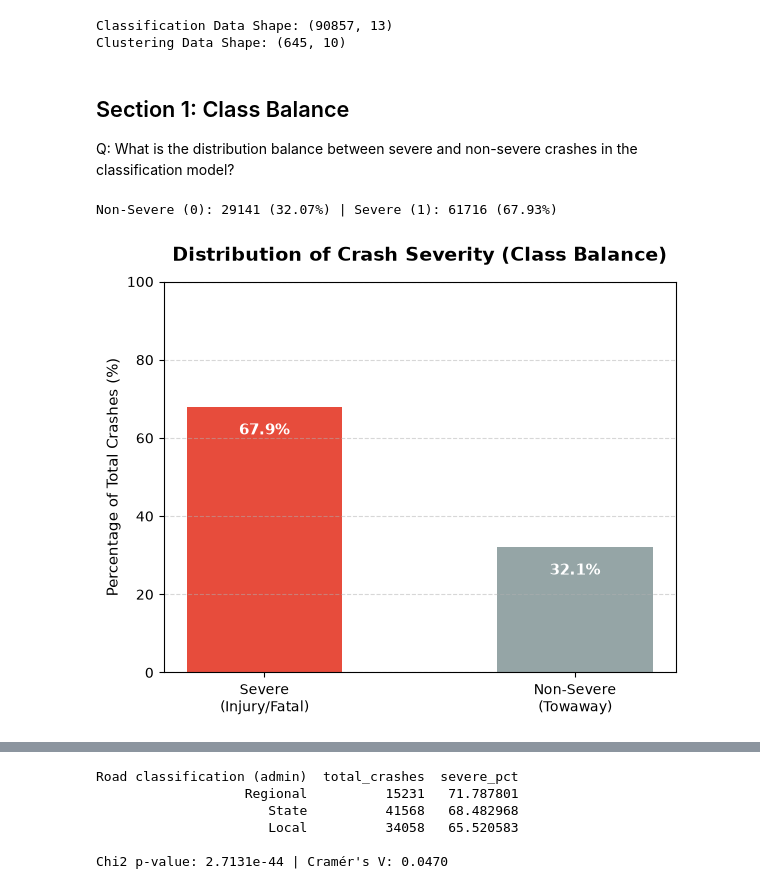
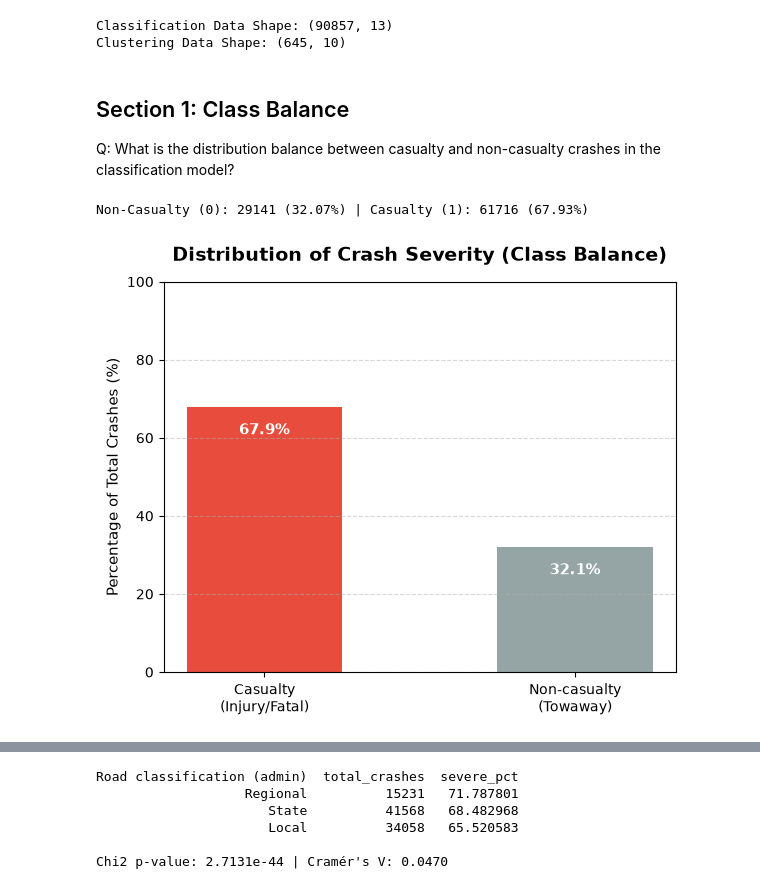
Before and after one commit to George-Lalmuanpuia/Assignment-2, a Jupyter notebook: Data/eda.ipynb, the cells around one changed output, grey strips where cells are left out. Saved outputs shown, nothing was run; the diff lists cells and outputs as text; code cells hidden in the pictures.

```diff
--- a/Data/eda.ipynb
+++ b/Data/eda.ipynb
@@ -55,7 +55,7 @@ Classification Data Shape: (90857, 13)
 Clustering Data Shape: (645, 10)
 # %% [markdown]
 ## Section 1: Class Balance
-Q: What is the distribution balance between severe and non-severe crashes in the classification model?
+Q: What is the distribution balance between casualty and non-casualty crashes in the classification model?
 # %%
 # Compute counts and percentages safely using pandas indexed access keys
 count_0 = int(df_class["Severe_Crash"].value_counts().get(0, 0))
@@ -65,43 +65,43 @@ total_count = count_0 + count_1
 pct_0 = (count_0 / total_count) * 100
 pct_1 = (count_1 / total_count) * 100
 
-print(f"Non-Severe (0): {count_0} ({pct_0:.2f}%) | Severe (1): {count_1} ({pct_1:.2f}%)")
+print(f"Non-Casualty (0): {count_0} ({pct_0:.2f}%) | Casualty (1): {count_1} ({pct_1:.2f}%)")
 
 # Draw the bar chart using matplotlib
 fig, ax = plt.subplots(figsize=(6, 5))
-x_labels = ["Severe\n(Injury/Fatal)", "Non-Severe\n(Towaway)"]
+x_labels = ["Casualty\n(Injury/Fatal)", "Non-casualty\n(Towaway)"]
 y_values = [pct_1, pct_0]
 
 bars = ax.bar(x_labels, y_values, color=["#e74c3c", "#95a5a6"], width=0.5)
 
 for bar in bars:
     height = bar.get_height()
     ax.annotate(
         f"{height:.1f}%",
         xy=(bar.get_x() + bar.get_width() / 2, height - 6),
         ha="center",
         va="center",
         color="white",
         fontweight="bold",
         size=11,
     )
 
 ax.set_title(
     "Distribution of Crash Severity (Class Balance)",
     fontsize=14,
     fontweight="bold",
     pad=15,
 )
 ax.set_ylabel("Percentage of Total Crashes (%)", fontsize=11)
 ax.set_ylim(0, 100)
 ax.grid(axis="y", linestyle="--", alpha=0.5)
 
 plt.tight_layout()
 plt.savefig("figures/section1_class_balance.png", dpi=300)
 plt.show()
 # %% [output]
-Non-Severe (0): 29141 (32.07%) | Severe (1): 61716 (67.93%)
+Non-Casualty (0): 29141 (32.07%) | Casualty (1): 61716 (67.93%)
-[figure, old version]
+[figure, new version]
 # %% [markdown]
 ## Interpretation
 
```
Also changed, not shown: parts of 13 cells of this notebook, 5 other files.
